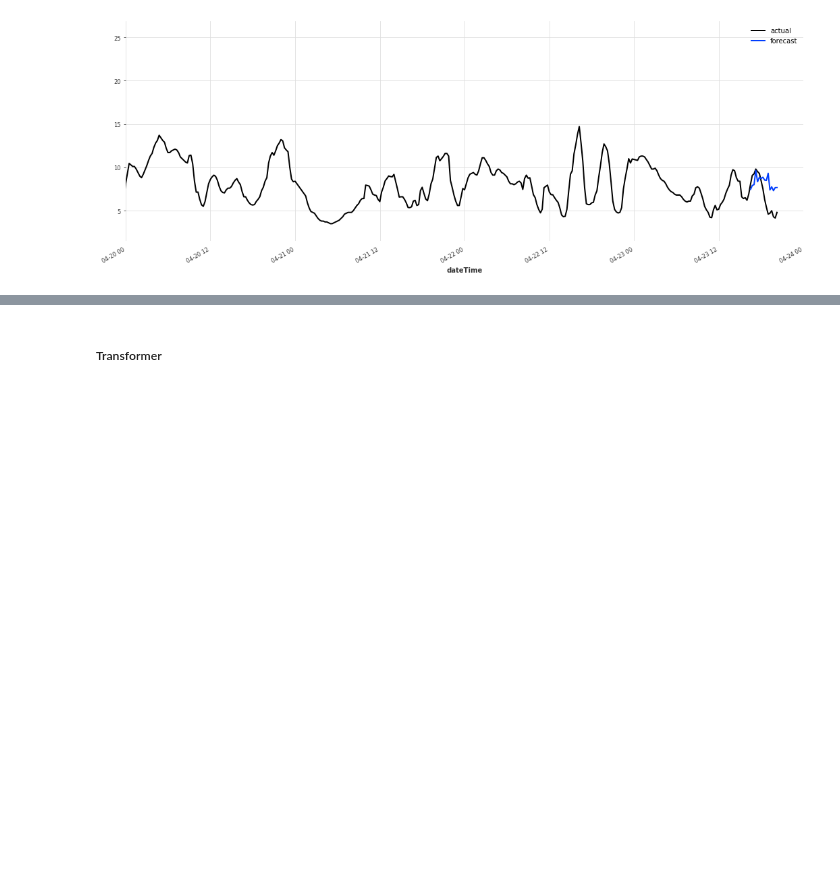
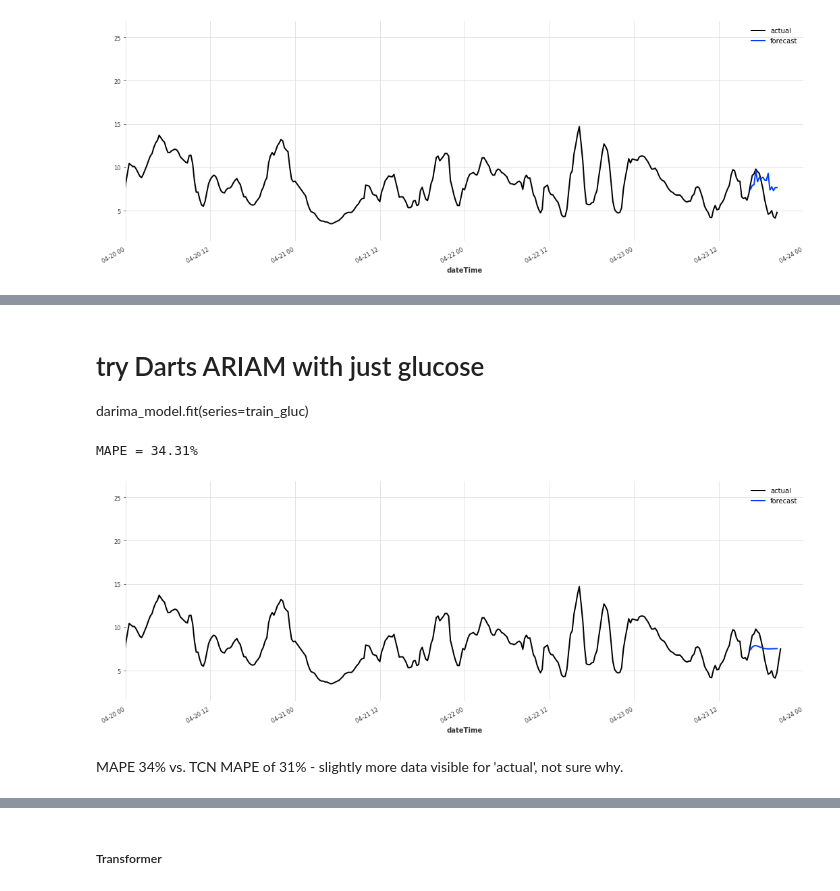
Before and after one commit to inaug22/capstone3, a Jupyter notebook: notebooks/glucose_wrangling+EDA.ipynb, the cells around one changed output, grey strips where cells are left out. Cells and saved outputs as stored; diff of their text form; code cells hidden in the pictures; blank space fills up the shorter version.

Commit message:
added Darts ARIMA without covariates, added statsmodels SARIMAX with covariates, including custom MAPE score

```diff
--- a/notebooks/glucose_wrangling+EDA.ipynb
+++ b/notebooks/glucose_wrangling+EDA.ipynb
@@ -939,3 +941,6 @@ memory usage: 5.0 KB
+# %%
+original_rcparams = plt.rcParams.copy()
+# plt.rcParams.update(original_rcparams)
 # %% [markdown]
 #### Darts
 # %%
@@ -1196,0 +1212,13 @@ Try:
+# %%
+from darts.models import ARIMA as dARIMA
+
+darima_model = dARIMA(p=2, d=1, q=1)
+print(darima_model.supports_past_covariates, darima_model.supports_future_covariates)
+
+
+from darts.models import AutoARIMA, VARIMA
+auto_arima_model = AutoARIMA(p_values=[2], q_values=[1], d_value=1)
+print(auto_arima_model.supports_past_covariates, auto_arima_model.supports_future_covariates)
+
+varima_model = VARIMA(p=2, q=1, d=1)
+print(varima_model.supports_past_covariates, varima_model.supports_future_covariates)
@@ -1196,0 +1250,16 @@ Try:
+# %% [markdown]
+# try Darts ARIAM with just glucose
+darima_model.fit(series=train_gluc)
+# %%
+darima_forecast = darima_model.predict(n=16, series=train_gluc)
+fig, ax = plt.subplots(figsize=(18, 6))
+dts_gluc.plot(label="actual", ax=ax)
+darima_forecast.plot(label="forecast")
+ax.set_xlim(pd.to_datetime('2022-04-20'), end_date)
+plt.legend()
+print("MAPE = {:.2f}%".format(mape(dts_gluc, darima_forecast)))
+# %% [output]
+MAPE = 34.31%
+[figure, added]
+# %% [markdown]
+MAPE 34% vs. TCN MAPE of 31% - slightly more data visible for 'actual', not sure why.
```
Also changed, not shown: parts of 41 cells of this notebook.
